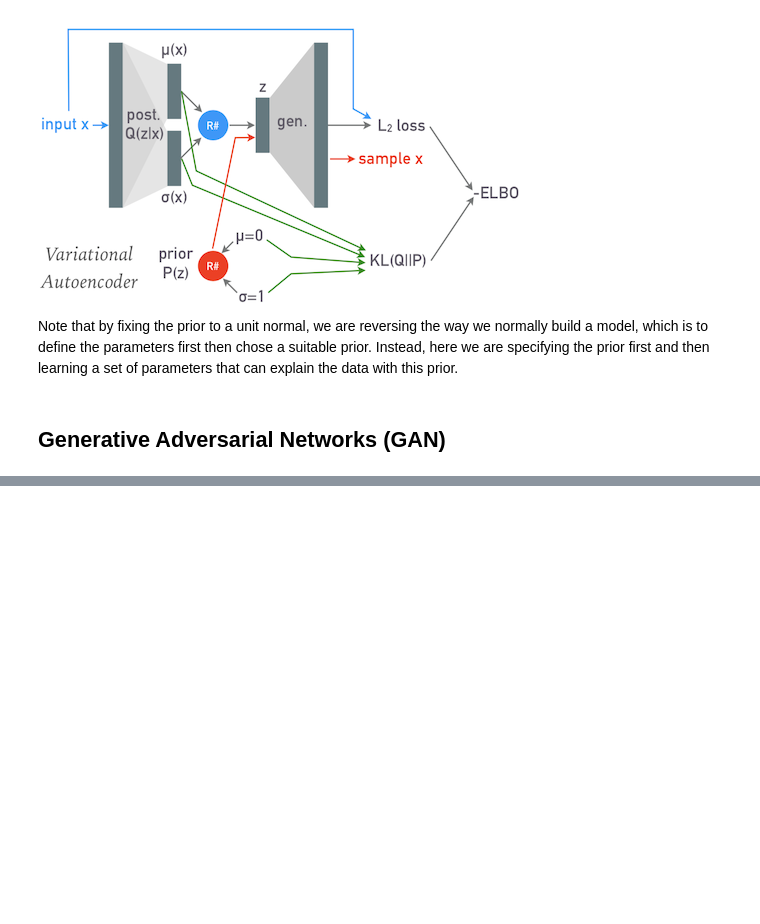
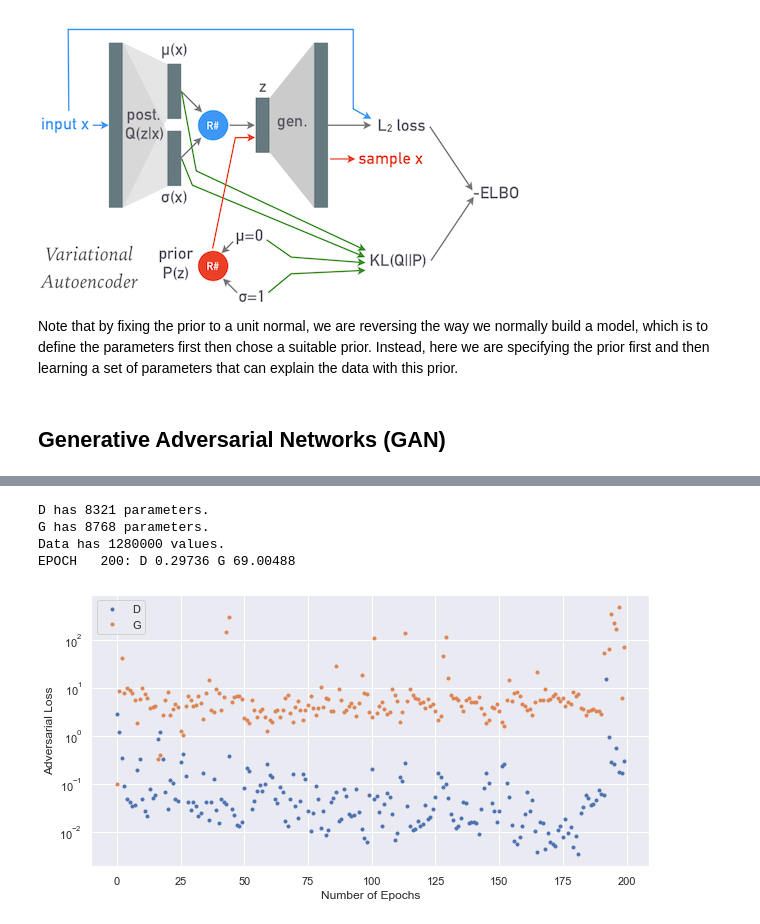
Before and after one commit to dkirkby/kavli2019, a Jupyter notebook: Lecture2.ipynb, the cells around one changed output, grey strips where cells are left out. Drawn from its saved outputs; the diff is of its cells as text; code cells hidden in the pictures; blank space fills up the shorter version.

```diff
--- a/Lecture2.ipynb
+++ b/Lecture2.ipynb
@@ -406,0 +562,9 @@ Note that by fixing the prior to a unit normal, we are reversing the way we norm
+# %%
+model = GAN(n_data=128, n_latent=6)
+model.learn(train_data, D_lr=0.005, G_lr=0.005);
+# %% [output]
+D has 8321 parameters.
+G has 8768 parameters.
+Data has 1280000 values.
+EPOCH   200: D 0.29736 G 69.00488
+[figure, added]
```
Also changed, not shown: parts of 18 cells of this notebook.
